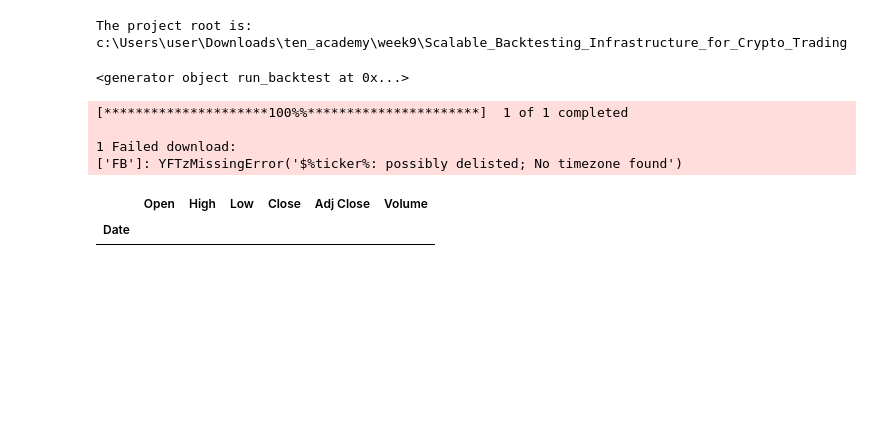
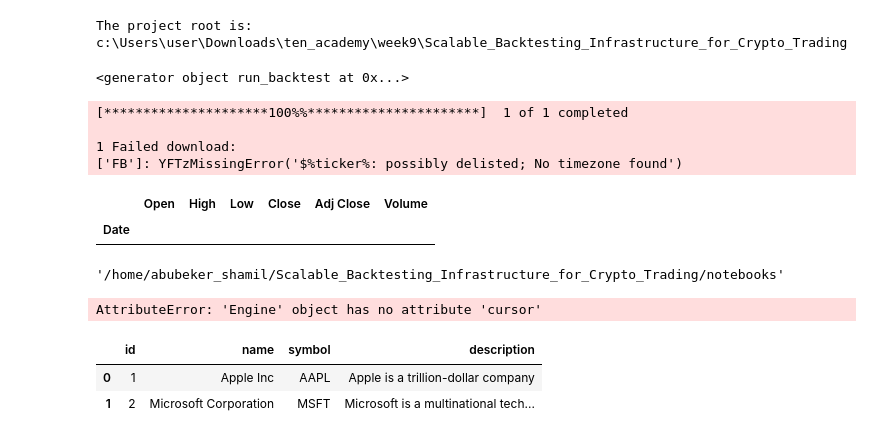
Before and after one commit to 10Accademy-InsightStreamInc/Scalable_Backtesting_Infrastructure_for_Crypto_Trading, a Jupyter notebook: notebooks/backtesting.ipynb, the cells around one changed output. Cells and saved outputs as stored; diff of their text form; code cells hidden in the pictures; blank space fills up the shorter version.

```diff
--- a/notebooks/backtesting.ipynb
+++ b/notebooks/backtesting.ipynb
@@ -579,0 +605,18 @@ yf.download("FB", start="2023-01-01", end="2024-01-01")
+# %%
+os.getcwd()
+# %% [output]
+'/home/abubeker_shamil/Scalable_Backtesting_Infrastructure_for_Crypto_Trading/notebooks'
+# %%
+DATABASE_URL = os.getenv("PYCOPG_DATABASE_URL", "postgresql+psycopg2://trading_db_av2v_user:210M6MA9QKEEgVdiasnUdMQDBNN417oy@dpg-cpqojbqj1k6c73bkqq3g-a.oregon-postgres.render.com/trading_db_av2v")
+engine = create_engine(DATABASE_URL)
+
+# Fetch stocks from database
+stocks_df = pd.read_sql("SELECT * FROM stocks", engine)
+# %% [output]
+AttributeError: 'Engine' object has no attribute 'cursor'
+# %%
+stocks_df.head(2)
+# %% [output]
+|  | id | name | symbol | description |
+| 0 | 1 | Apple Inc | AAPL | Apple is a trillion-dollar company |
+| 1 | 2 | Microsoft Corporation | MSFT | Microsoft is a multinational tech... |
```
Also changed, not shown: parts of 8 cells of this notebook, 2 other files.
